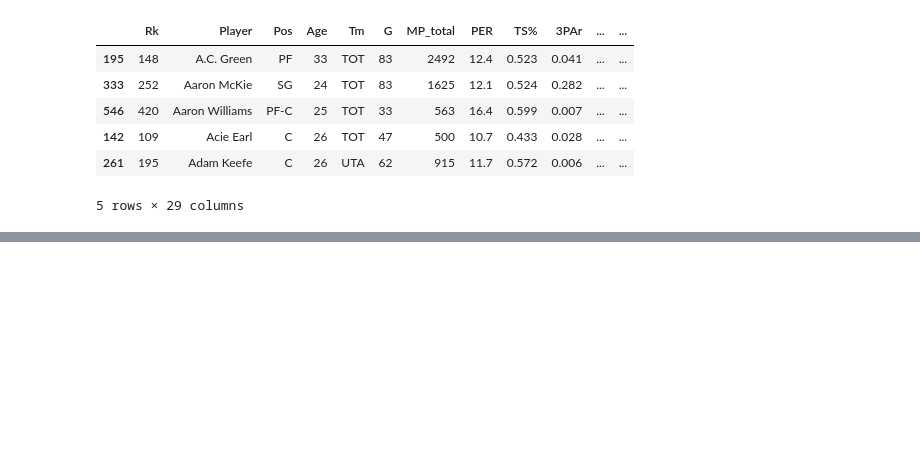
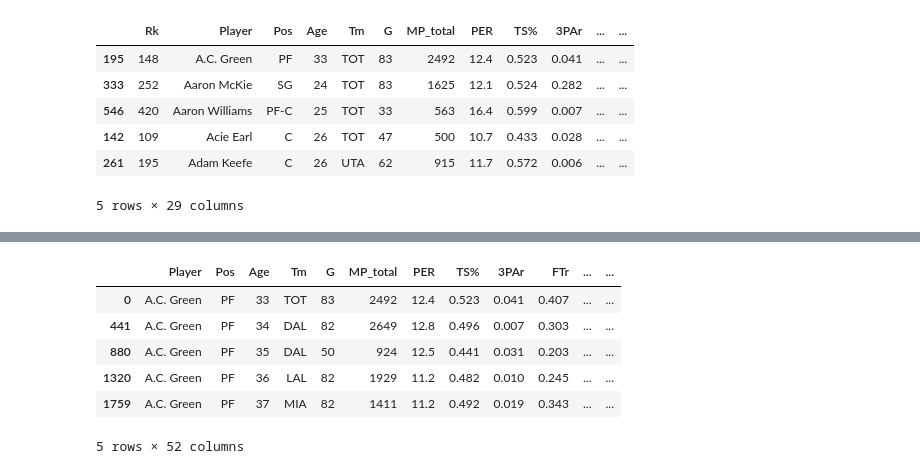
Before and after one commit to KirkAVoss/kv-capstone, a Jupyter notebook: NBAwinshare/notebooks/EDA_and_read_in_functionality.ipynb, the cells around one changed output, grey strips where cells are left out. Cells and saved outputs as stored; diff of their text form; code cells hidden in the pictures; blank space fills up the shorter version.

```diff
--- a/NBAwinshare/notebooks/EDA_and_read_in_functionality.ipynb
+++ b/NBAwinshare/notebooks/EDA_and_read_in_functionality.ipynb
@@ -1067,0 +1138,10 @@ advanced.head()
+# %%
+merged.head()
+# %% [output]
+|  | Player | Pos | Age | Tm | G | MP_total | PER | TS% | 3PAr | FTr | ... | ... |
+| 0 | A.C. Green | PF | 33 | TOT | 83 | 2492 | 12.4 | 0.523 | 0.041 | 0.407 | ... | ... |
+| 441 | A.C. Green | PF | 34 | DAL | 82 | 2649 | 12.8 | 0.496 | 0.007 | 0.303 | ... | ... |
+| 880 | A.C. Green | PF | 35 | DAL | 50 | 924 | 12.5 | 0.441 | 0.031 | 0.203 | ... | ... |
+| 1320 | A.C. Green | PF | 36 | LAL | 82 | 1929 | 11.2 | 0.482 | 0.010 | 0.245 | ... | ... |
+| 1759 | A.C. Green | PF | 37 | MIA | 82 | 1411 | 11.2 | 0.492 | 0.019 | 0.343 | ... | ... |
+5 rows × 52 columns
```
Also changed, not shown: parts of 9 cells of this notebook.
